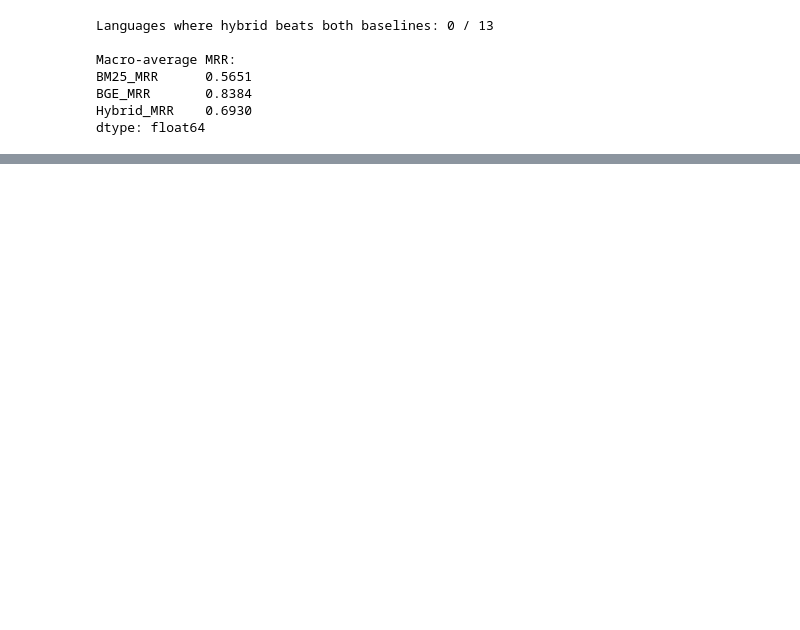
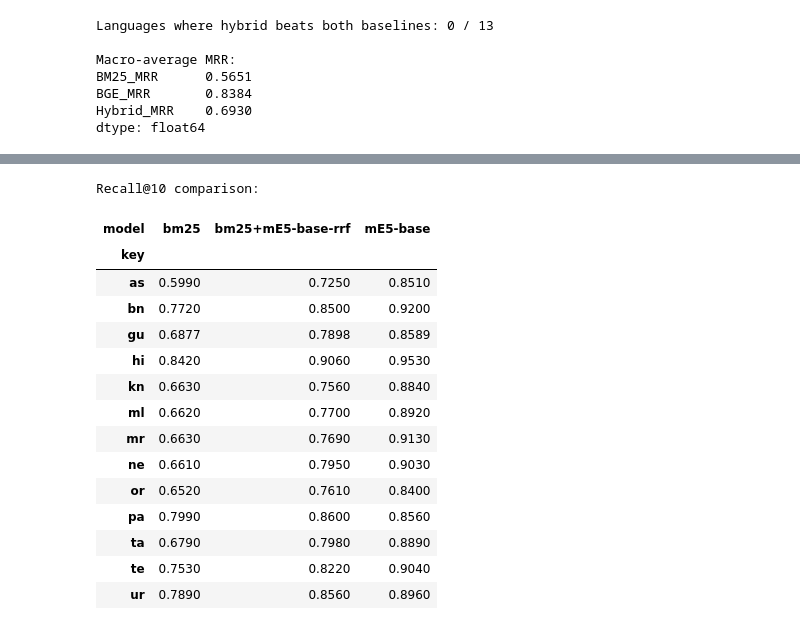
Before and after one commit to iamsan06/multilingual_rag, a Jupyter notebook: baseline/hybrid_rrf.ipynb, the cells around one changed output, grey strips where cells are left out. Saved outputs shown, nothing was run; the diff lists cells and outputs as text; code cells hidden in the pictures; blank space fills up the shorter version.

```diff
--- a/baseline/hybrid_rrf.ipynb
+++ b/baseline/hybrid_rrf.ipynb
@@ -597,0 +1396,29 @@ dtype: float64
+# %%
+r10_comparison = comparison.pivot(
+    index="key",
+    columns="model",
+    values="R@10",
+).reindex(LANGS)
+
+print("\nRecall@10 comparison:")
+
+display(
+    r10_comparison.round(4)
+)
+# %% [output]
+Recall@10 comparison:
+| model | bm25 | bm25+mE5-base-rrf | mE5-base |
+| key |  |  |  |
+| as | 0.5990 | 0.7250 | 0.8510 |
+| bn | 0.7720 | 0.8500 | 0.9200 |
+| gu | 0.6877 | 0.7898 | 0.8589 |
+| hi | 0.8420 | 0.9060 | 0.9530 |
+| kn | 0.6630 | 0.7560 | 0.8840 |
+| ml | 0.6620 | 0.7700 | 0.8920 |
+| mr | 0.6630 | 0.7690 | 0.9130 |
+| ne | 0.6610 | 0.7950 | 0.9030 |
+| or | 0.6520 | 0.7610 | 0.8400 |
+| pa | 0.7990 | 0.8600 | 0.8560 |
+| ta | 0.6790 | 0.7980 | 0.8890 |
+| te | 0.7530 | 0.8220 | 0.9040 |
+| ur | 0.7890 | 0.8560 | 0.8960 |
```
Also changed, not shown: parts of 19 cells of this notebook, 1 other file.
